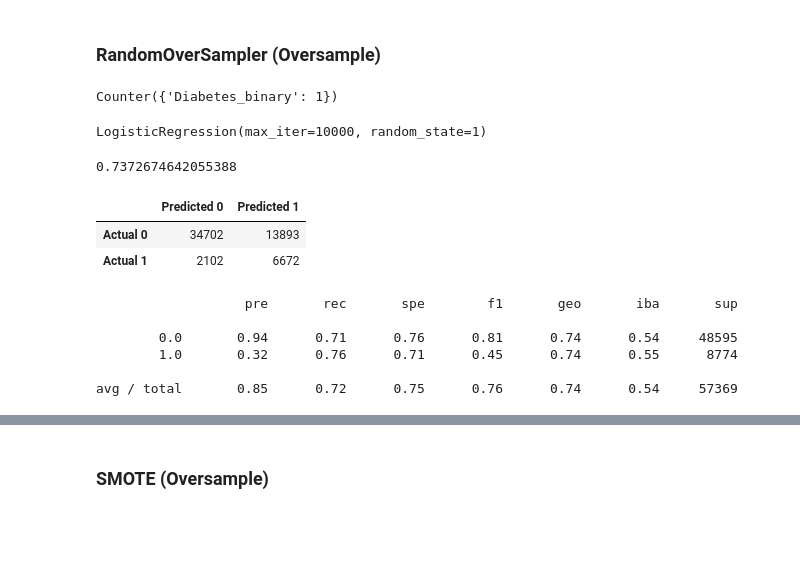
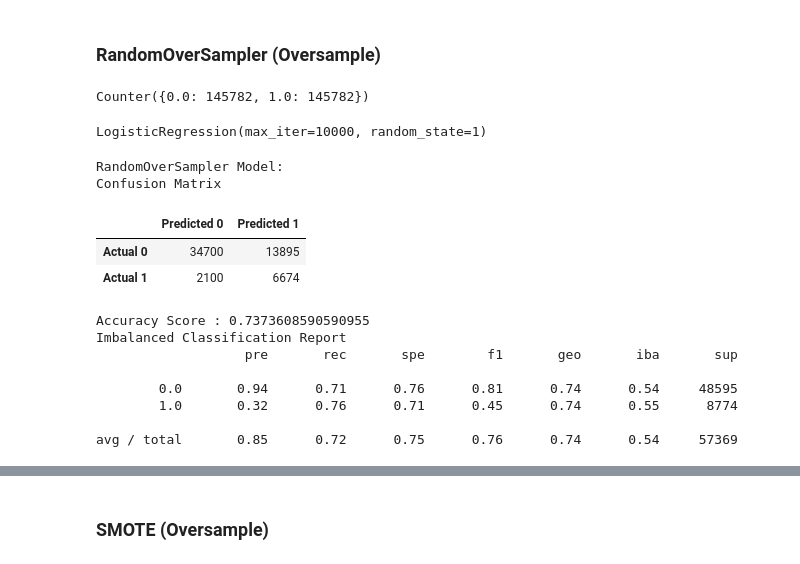
Before and after one commit to wsong1985/Diabetes_Analysis, a Jupyter notebook: Diabetes_Analysis.ipynb, the cells around one changed output, grey strips where cells are left out. Saved outputs shown, nothing was run; the diff lists cells and outputs as text; code cells hidden in the pictures; blank space fills up the shorter version.

```diff
--- a/Diabetes_Analysis.ipynb
+++ b/Diabetes_Analysis.ipynb
@@ -312,45 +300,48 @@ from imblearn.over_sampling import RandomOverSampler
 from collections import Counter
 
 sampler = RandomOverSampler(random_state = 1)
-X_resampled, y_resampled = sampler.fit_resample(X_train, y_train)
+X_resampled, y_resampled = sampler.fit_resample(X_train, y_train.values.ravel())
 
 Counter(y_resampled)
 # %% [output]
-Counter({'Diabetes_binary': 1})
+Counter({0.0: 145782, 1.0: 145782})
 # %%
 from sklearn.linear_model import LogisticRegression
 # Train the Logistic Regression model using the resampled data
 ros_lr_model = LogisticRegression(solver = 'lbfgs', random_state = 1, max_iter = 10000)
-ros_lr_model.fit(X_resampled, y_resampled.values.ravel())
+ros_lr_model.fit(X_resampled, y_resampled)
 # %% [output]
 LogisticRegression(max_iter=10000, random_state=1)
 # %%
 # Calculated the balanced accuracy score
 y_pred = ros_lr_model.predict(X_test)
 acc_score = balanced_accuracy_score(y_test, y_pred)
-acc_score
+
+# Calculating the confusion matrix
+cm = confusion_matrix(y_test, y_pred)
+
+# Create a DataFrame from the confusion matrix.
+cm_df = pd.DataFrame(
+    cm, index=["Actual 0", "Actual 1"], columns=["Predicted 0", "Predicted 1"])
+
+# Displaying results
+print("RandomOverSampler Model:")
+print("Confusion Matrix")
+display(cm_df)
+print(f"Accuracy Score : {acc_score}")
+print("Imbalanced Classification Report")
+print(classification_report_imbalanced(y_test, y_pred))
 # %% [output]
-0.7372674642055388
+RandomOverSampler Model:
+Confusion Matrix
+|  | Predicted 0 | Predicted 1 |
+| Actual 0 | 34700 | 13895 |
+| Actual 1 | 2100 | 6674 |
+Accuracy Score : 0.7373608590590955
+Imbalanced Classification Report
+                   pre       rec       spe        f1       geo       iba       sup
+
+        0.0       0.94      0.71      0.76      0.81      0.74      0.54     48595
+        1.0       0.32      0.76      0.71      0.45      0.74      0.55      8774
+
+avg / total       0.85      0.72      0.75      0.76      0.74      0.54     57369
-# %%
-# Calculating the confusion matrix
-cm = confusion_matrix(y_test, y_pred)
-
-# Create a DataFrame from the confusion matrix.
-cm_df = pd.DataFrame(
-    cm, index=["Actual 0", "Actual 1"], columns=["Predicted 0", "Predicted 1"])
-
-cm_df
-# %% [output]
-|  | Predicted 0 | Predicted 1 |
-| Actual 0 | 34702 | 13893 |
-| Actual 1 | 2102 | 6672 |
-# %%
-# Print the imbalanced classification report
-print(classification_report_imbalanced(y_test, y_pred))
-# %% [output]
-                   pre       rec       spe        f1       geo       iba       sup
-
-        0.0       0.94      0.71      0.76      0.81      0.74      0.54     48595
-        1.0       0.32      0.76      0.71      0.45      0.74      0.55      8774
-
-avg / total       0.85      0.72      0.75      0.76      0.74      0.54     57369
```
Also changed, not shown: parts of 40 cells of this notebook.
